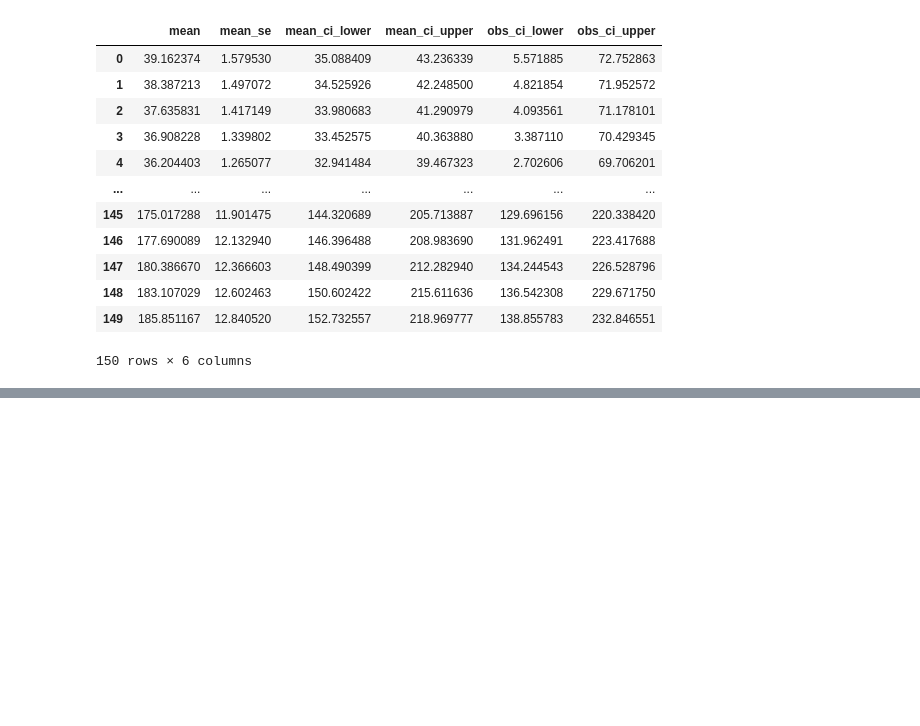
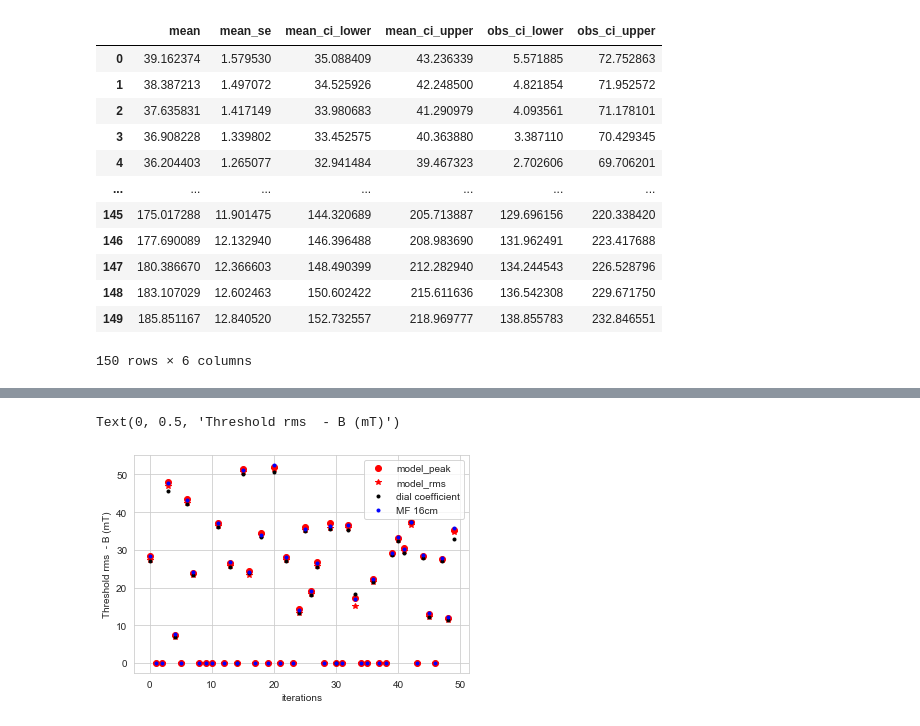
Before and after one commit to 6one2/MagnetophospheneResponse, a Jupyter notebook: 2020_02_FrequencyResponse.ipynb, the cells around one changed output, grey strips where cells are left out. Saved outputs shown, nothing was run; the diff lists cells and outputs as text; code cells hidden in the pictures; blank space fills up the shorter version.

```diff
--- a/2020_02_FrequencyResponse.ipynb
+++ b/2020_02_FrequencyResponse.ipynb
@@ -219,0 +302,6 @@ Using matplotlib backend: MacOSX
+# %%
+df59_b = pd.read_csv("B_Threshold.csv",header=None, names='B')
+df59_mf = pd.read_csv("MF_Threshold.csv",header=None, names=["MF"])
+df59_rms = pd.read_csv("rms_Threshold.csv",header=None, names=["rms"])
+new_df = data[['ID', 'Threshold', 'Yes/No']].query('ID == "P59"').reset_index()
+new_df.insert(3, 'new_th',new_df['Yes/No'].mul(df59_b.B))
@@ -219,0 +328,13 @@ Using matplotlib backend: MacOSX
+# %%
+plt.plot(new_df['new_th'],'ro', label='model_peak')
+plt.plot(df59_rms.rms.mul(new_df['Yes/No']),'r*', label='model_rms')
+plt.plot(new_df['Threshold'],'k.', label='dial coefficient')
+plt.plot(df59_mf.MF.mul(new_df['Yes/No']),'b.', label='MF 16cm')
+
+
+plt.legend()
+plt.xlabel('iterations')
+plt.ylabel('Threshold rms  - B (mT)')
+# %% [output]
+Text(0, 0.5, 'Threshold rms  - B (mT)')
+[figure, added]
```
Also changed, not shown: parts of 24 cells of this notebook, 7 other files.
